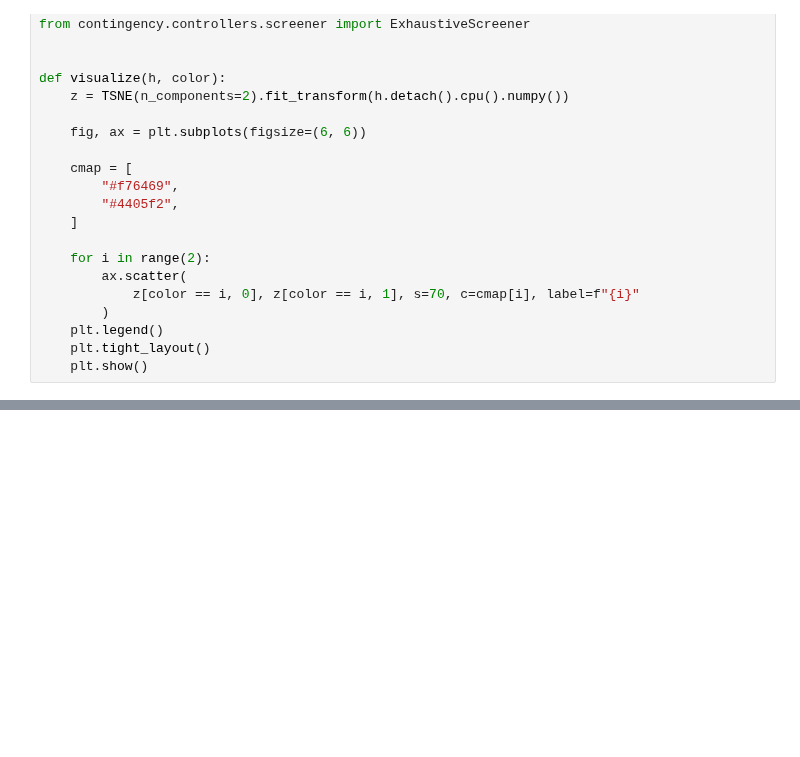
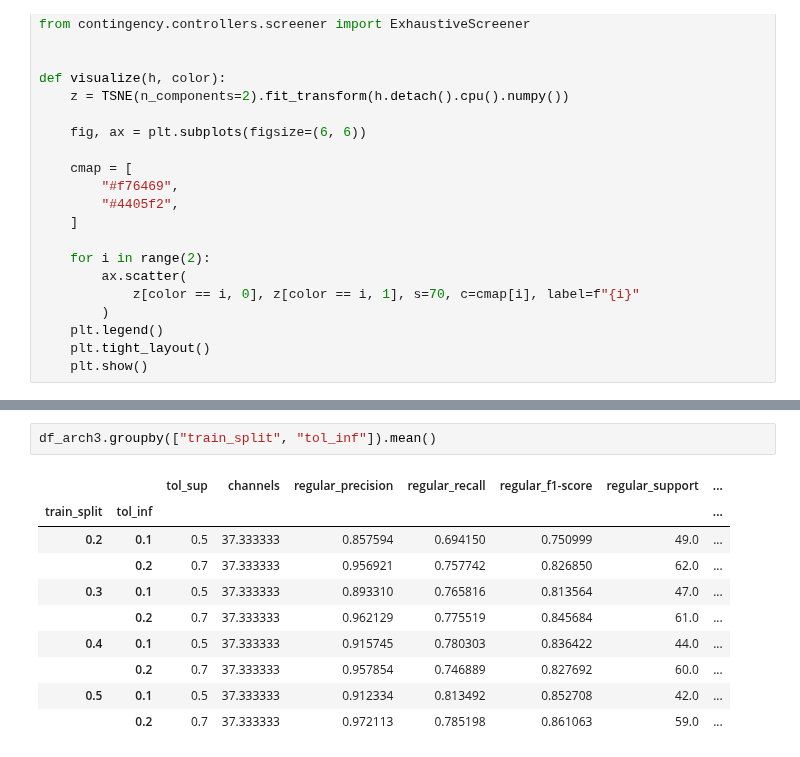
Before and after one commit to rjmalves/gnn-contingency-analysis, a Jupyter notebook: testes.ipynb, the cells around one changed output, grey strips where cells are left out. Cells and saved outputs as stored; diff of their text form; blank space fills up the shorter version.

```diff
--- a/testes.ipynb
+++ b/testes.ipynb
@@ -85,0 +63,13 @@ plt.show()
+# %%
+df_arch3.groupby(["train_split", "tol_inf"]).mean()
+# %% [output]
+|  |  | tol_sup | channels | regular_precision | regular_recall | regular_f1-score | regular_support | ... |
+| train_split | tol_inf |  |  |  |  |  |  | ... |
+| 0.2 | 0.1 | 0.5 | 37.333333 | 0.857594 | 0.694150 | 0.750999 | 49.0 | ... |
+|  | 0.2 | 0.7 | 37.333333 | 0.956921 | 0.757742 | 0.826850 | 62.0 | ... |
+| 0.3 | 0.1 | 0.5 | 37.333333 | 0.893310 | 0.765816 | 0.813564 | 47.0 | ... |
+|  | 0.2 | 0.7 | 37.333333 | 0.962129 | 0.775519 | 0.845684 | 61.0 | ... |
+| 0.4 | 0.1 | 0.5 | 37.333333 | 0.915745 | 0.780303 | 0.836422 | 44.0 | ... |
+|  | 0.2 | 0.7 | 37.333333 | 0.957854 | 0.746889 | 0.827692 | 60.0 | ... |
+| 0.5 | 0.1 | 0.5 | 37.333333 | 0.912334 | 0.813492 | 0.852708 | 42.0 | ... |
+|  | 0.2 | 0.7 | 37.333333 | 0.972113 | 0.785198 | 0.861063 | 59.0 | ... |
```
Also changed, not shown: parts of 8 cells of this notebook, 17 other files.
